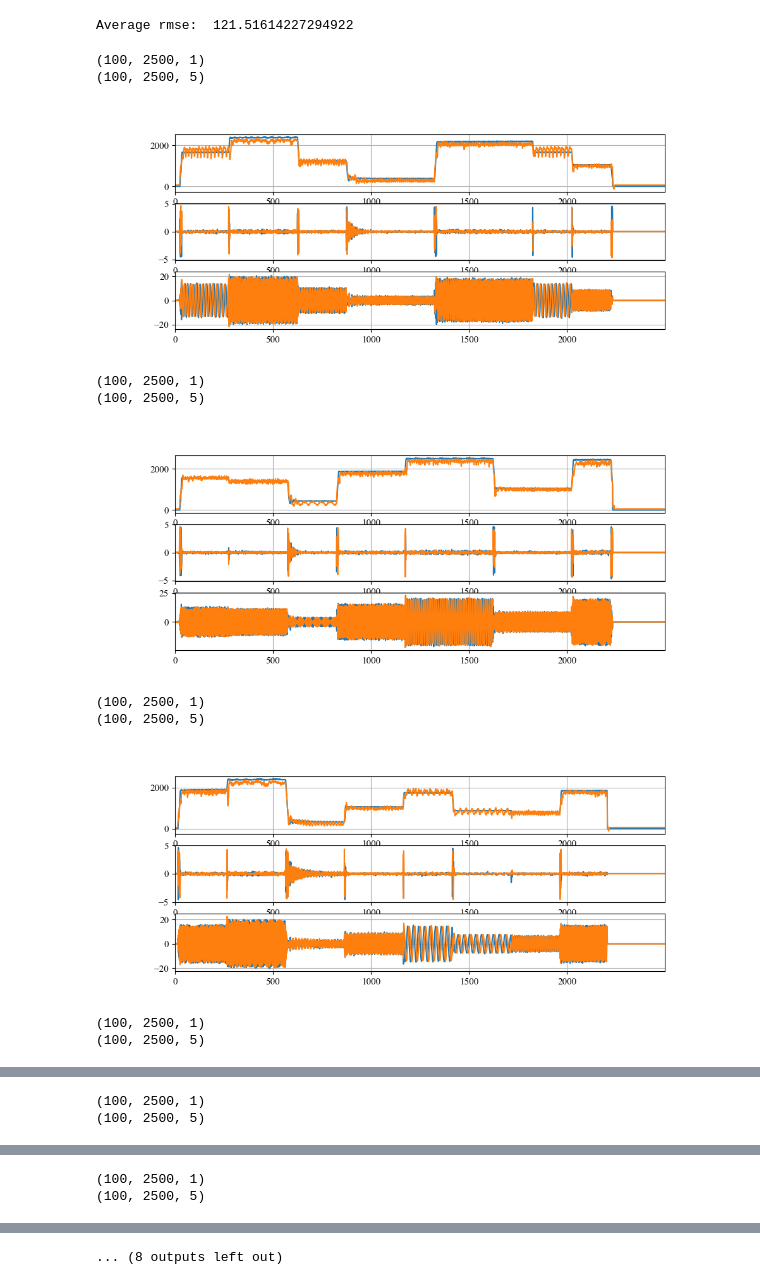
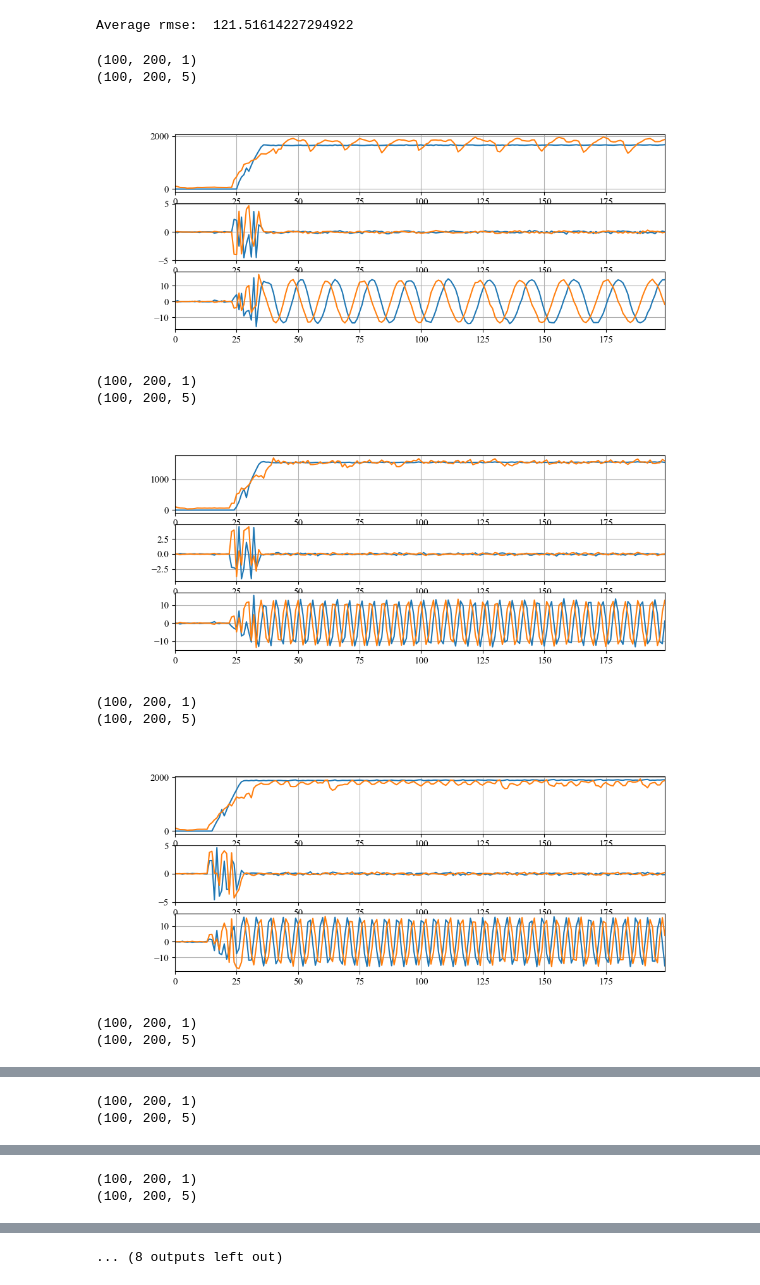
Before and after one commit to buswayne/in-context-bldc, a Jupyter notebook: speed_estimator/test_zerostep_new_v2.ipynb, the cells around one changed output, grey strips where cells are left out. Cells and saved outputs as stored; diff of their text form; code cells hidden in the pictures.

```diff
--- a/speed_estimator/test_zerostep_new_v2.ipynb
+++ b/speed_estimator/test_zerostep_new_v2.ipynb
@@ -249,41 +249,41 @@ Average rmse:  121.51614227294922
 # %%
 
 for i in range(10):
 
-    # y_full_np = y_full_all.cpu().numpy()[:,:200,:]
-    # y_pred_np = y_pred_all.cpu().numpy()[:,:200,:]
-    # u_full_np = u_full_all.cpu().numpy()[:,:200,:]
-    y_full_np = y_full_all.cpu().numpy()
-    y_pred_np = y_pred_all.cpu().numpy()
-    u_full_np = u_full_all.cpu().numpy()
+    y_full_np = y_full_all.cpu().numpy()[:,:200,:]
+    y_pred_np = y_pred_all.cpu().numpy()[:,:200,:]
+    u_full_np = u_full_all.cpu().numpy()[:,:200,:]
+    # y_full_np = y_full_all.cpu().numpy()
+    # y_pred_np = y_pred_all.cpu().numpy()
+    # u_full_np = u_full_all.cpu().numpy()
 
     print(y_full_np.shape)
     print(u_full_np.shape)
     fig = plt.figure(figsize=(10,4))
     ax1 = fig.add_subplot(3,1,1)
     ax1.plot(y_full_np[i])
     ax1.plot(y_pred_np[i])
     ax2 = fig.add_subplot(3,1,2)
     ax2.plot(u_full_np[i,:,0])
     ax2.plot(u_full_np[i,:,1])
     ax3 = fig.add_subplot(3,1,3)
     ax3.plot(u_full_np[i,:,2])
     ax3.plot(u_full_np[i,:,3])
 
 
     plt.show()
 
     # plt.figure(figsize=(10,4))
     # plt.plot(y_full_np[i]/y_pred_np[i])
 # %% [output]
-(100, 2500, 1)
-(100, 2500, 5)
+(100, 200, 1)
+(100, 200, 5)
-[figure, old version]
+[figure, new version]
-(100, 2500, 1)
-(100, 2500, 5)
+(100, 200, 1)
+(100, 200, 5)
-[figure, old version]
+[figure, new version]
-(100, 2500, 1)
-(100, 2500, 5)
+(100, 200, 1)
+(100, 200, 5)
-[figure, old version]
+[figure, new version]
-(100, 2500, 1)
-(100, 2500, 5)
+(100, 200, 1)
+(100, 200, 5)
@@ -291,2 +291,2 @@ for i in range(10):
-(100, 2500, 1)
-(100, 2500, 5)
+(100, 200, 1)
+(100, 200, 5)
@@ -294,2 +294,2 @@ for i in range(10):
-(100, 2500, 1)
-(100, 2500, 5)
+(100, 200, 1)
+(100, 200, 5)
```
Also changed, not shown: parts of 1 cell of this notebook, 1 other file.
